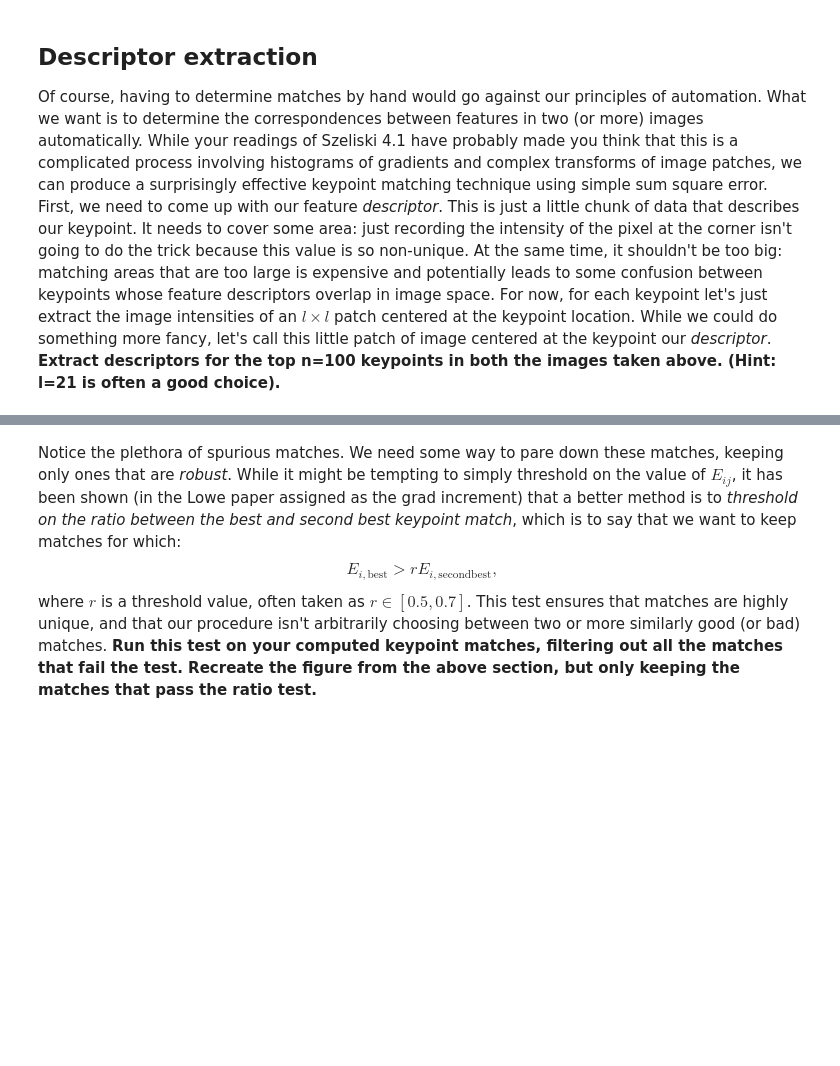
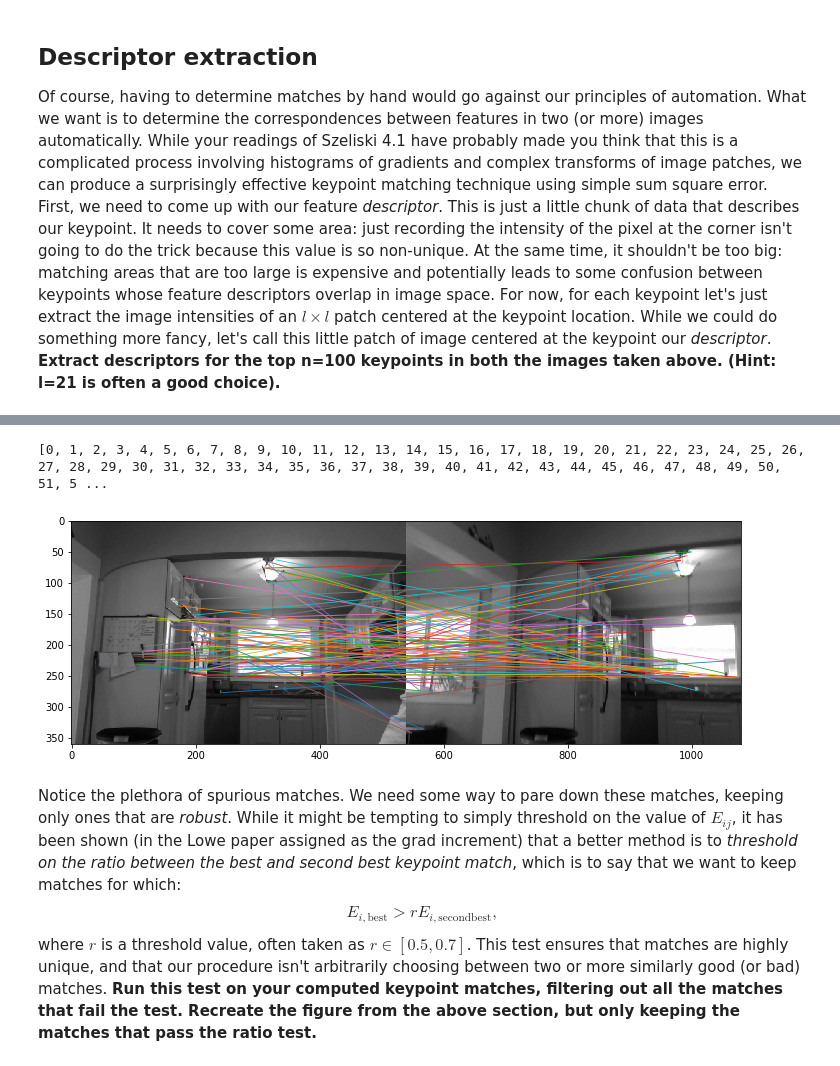
Before and after one commit to tcolligan4/190211_feature_matching, a Jupyter notebook: keypoint_matching.ipynb, the cells around one changed output, grey strips where cells are left out. Saved outputs shown, nothing was run; the diff lists cells and outputs as text; code cells hidden in the pictures; blank space fills up the shorter version.

```diff
--- a/keypoint_matching.ipynb
+++ b/keypoint_matching.ipynb
@@ -9,3 +102,6 @@ Of course, having to determine matches by hand would go against our principles o
+# %%
+d1 = extract_descriptors(i1, x1, y1)
+d2 = extract_descriptors(i2, x2, y2)
 # %% [markdown]
 ## Descriptor matching
 Now that we have extracted features, we need to form correspondences between features in each image via *matching*.  While there are many more efficient ways to perform feature matching, oftentimes the simplest and most effective method is the so-called brute force method: for each descriptor in image 1, compare it to each descriptor in image 2, and determine the one that is the best match.  To do this we need to define a mathematical value for what constitutes a good match.  In this case, I suggest using *z-normalized sum squared error*, e.g.
@@ -21,6 +117,50 @@ E_{ij} = \sum_{p} (D_{i,p} - D_{j,p})^2,
 $$
 where $D_i$ is the $i-$th keypoint descriptor for image 1 and $D_j$ is the $j-$th keypoint descriptor for image 2.  The z-normalization helps to ameliorate difficulties associated with changes in lighting and image intensity.  **Compute $E_{ij}$ for each pair of descriptors, and find the match for which $E_{ij}$ is smallest.  Plot the two images side by side and overlay lines connecting keypoints in each image to their best match in the other image.** An example might look like this:
 <img src="unfiltered_matches.png">
+# %%
+def d_hat(d)
+    return (d - d.mean()) / np.std(d.ravel(), ddof=1)
+
+def err(d0, d1):
+    out = (d1 - d0)**2
+    return out.sum()
+
+def match_descriptors(d1, d2):
+    ''' This function returns indices into the original
+    keypoint array. '''
+    out_i = []
+    out_j = []
+    for i, d in enumerate(d1):
+        d_h = d_hat(d)
+        mn = np.inf
+        jj = 0
+        for j, dd in enumerate(d2):
+            dd_h = d_hat(dd)
+            e = err(d_h, dd_h)
+            if e < mn:
+                mn = e
+                jj = j
+        out_i.append(i)
+        out_j.append(jj)
+    return out_i, out_j
+# %%
+ix1, ix2 = match_descriptors(d1, d2)
+# %% [output]
+[0, 1, 2, 3, 4, 5, 6, 7, 8, 9, 10, 11, 12, 13, 14, 15, 16, 17, 18, 19, 20, 21, 22, 23, 24, 25, 26, 27, 28, 29, 30, 31, 32, 33, 34, 35, 36, 37, 38, 39, 40, 41, 42, 43, 44, 45, 46, 47, 48, 49, 50, 51, 5 ...
+# %%
+mx1 = x1[ix1]
+my1 = y1[ix1]
+mx2 = x2[ix2]
+my2 = y2[ix2] + i2.shape[1]
+out_im = np.concatenate((i1, i2), axis=1)
+plt.figure(figsize=(12, 8))
+plt.imshow(out_im, cmap='gray')
+for x, y, xx, yy in zip(mx1, my1, mx2, my2):
+    plt.plot([y, yy], [x, xx], linewidth=0.8)
+
+plt.show()
+# %% [output]
+[figure, added]
 # %% [markdown]
 Notice the plethora of spurious matches.  We need some way to pare down these matches, keeping only ones that are *robust*.  While it might be tempting to simply threshold on the value of $E_{ij}$, it has been shown (in the Lowe paper assigned as the grad increment) that a better method is to *threshold on the ratio between the best and second best keypoint match*, which is to say that we want to keep matches for which:
 $$
```
Also changed, not shown: parts of 5 cells of this notebook, 4 other files.
